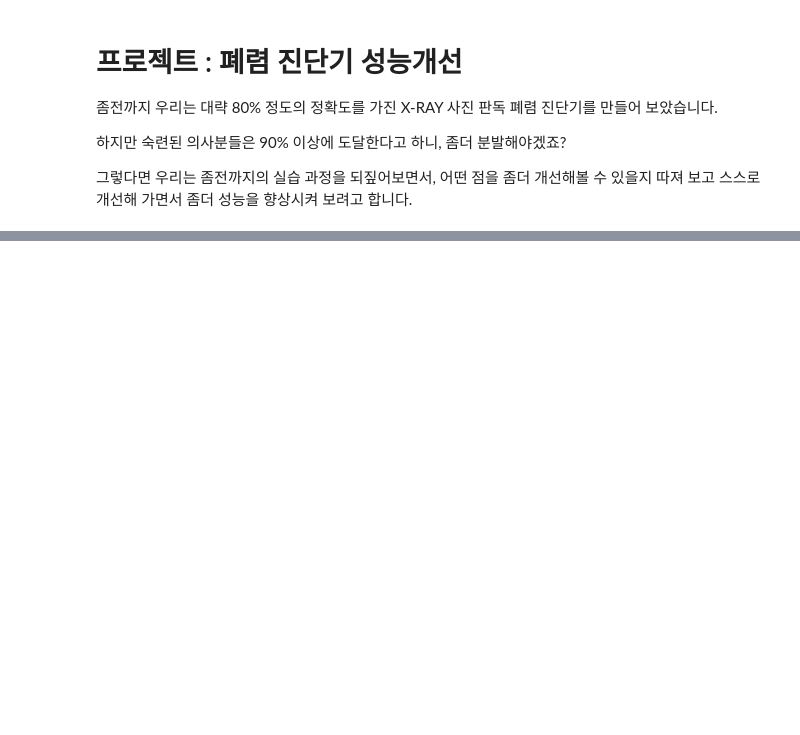
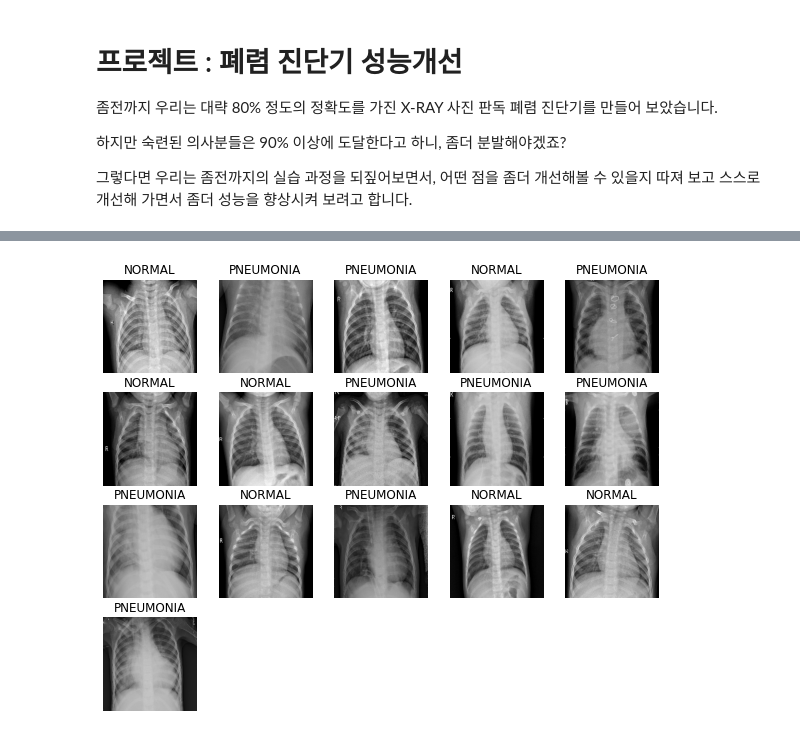
Before and after one commit to YesicaKim/E22_Chest_X-Ray, a Jupyter notebook: E22_Chest_X-Ray.ipynb, the cells around one changed output, grey strips where cells are left out. Saved outputs shown, nothing was run; the diff lists cells and outputs as text; code cells hidden in the pictures; blank space fills up the shorter version.

```diff
--- a/E22_Chest_X-Ray.ipynb
+++ b/E22_Chest_X-Ray.ipynb
@@ -22,0 +110,3 @@ Accuracy 기준 85%에 도달하였다.
+# %%
+train_list_ds = tf.data.Dataset.from_tensor_slices(train_filenames)
+val_list_ds = tf.data.Dataset.from_tensor_slices(val_filenames)
@@ -22,0 +135,4 @@ Accuracy 기준 85%에 도달하였다.
+# %%
+def get_label(file_path):
+    parts = tf.strings.split(file_path, os.path.sep)
+    return parts[-2] == "PNEUMONIA"   # 폐렴이면 양성(True), 노말이면 음성(False)를 리턴하게 합니다.
@@ -22,0 +160,3 @@ Accuracy 기준 85%에 도달하였다.
+# %%
+train_ds = train_list_ds.map(process_path, num_parallel_calls=AUTOTUNE)
+val_ds = val_list_ds.map(process_path, num_parallel_calls=AUTOTUNE)
@@ -22,0 +192,15 @@ Accuracy 기준 85%에 도달하였다.
+# %%
+def prepare_for_training(ds, shuffle_buffer_size=1000):
+
+    ds = ds.shuffle(buffer_size=shuffle_buffer_size)
+
+    ds = ds.repeat()
+
+    ds = ds.batch(BATCH_SIZE)
+
+    ds = ds.prefetch(buffer_size=AUTOTUNE)
+
+    return ds
+
+train_ds = prepare_for_training(train_ds)
+val_ds = prepare_for_training(val_ds)
@@ -22,0 +212,17 @@ Accuracy 기준 85%에 도달하였다.
+# %%
+image_batch, label_batch = next(iter(train_ds))
+
+def show_batch(image_batch, label_batch):
+    plt.figure(figsize=(10,10))
+    for n in range(16):
+        ax = plt.subplot(5,5,n+1)
+        plt.imshow(image_batch[n])
+        if label_batch[n]:
+            plt.title("PNEUMONIA")
+        else:
+            plt.title("NORMAL")
+        plt.axis("off")
+
+show_batch(image_batch.numpy(), label_batch.numpy())
+# %% [output]
+[figure, added]
```
Also changed, not shown: parts of 65 cells of this notebook.
